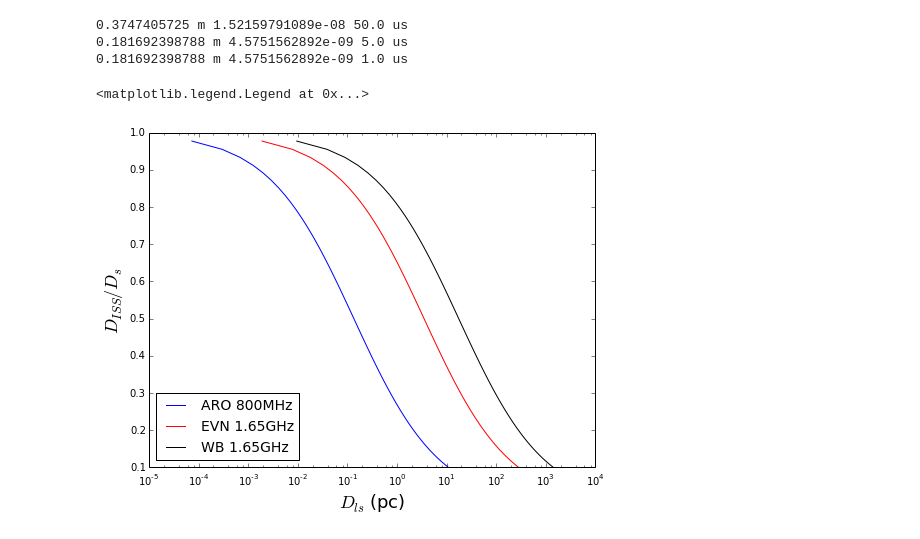
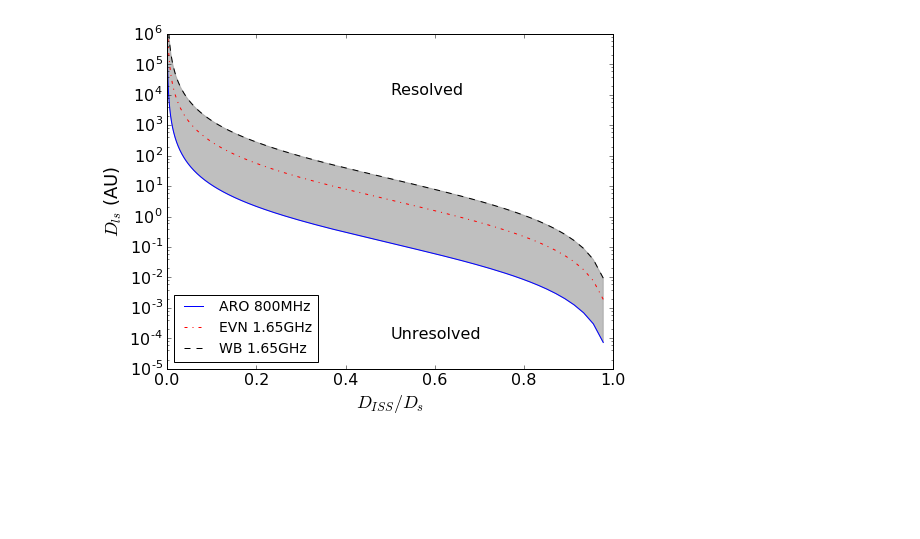
Before and after one commit to ramain/scint_analysis, a Jupyter notebook: crab_resolution/TwoScreenResolution.ipynb, the cells around one changed output. Cells and saved outputs as stored; diff of their text form; code cells hidden in the pictures; blank space fills up the shorter version.

```diff
--- a/crab_resolution/TwoScreenResolution.ipynb
+++ b/crab_resolution/TwoScreenResolution.ipynb
@@ -37,42 +41,49 @@ print res
 # %%
 """ ARO 800MHz constraints """
 
-Dratio = np.logspace(0.01, 1, 100)
+Dratio = np.logspace(0.01, 10, 1000)
 
 tauARO = 50*u.microsecond
 freqARO = 800*u.MHz
 DlsARO = resolution(Dratio, freqARO, tauARO)
 
 """ EVN 1.6GHz constraints """
 
 tauEVN = 5*u.microsecond
 freqEVN = 1650*u.MHz
 DlsEVN = resolution(Dratio, freqEVN, tauEVN)
 
 """ Wb 1.6GHz constaints """
 
 tauWB = 1.*u.microsecond
 freqWB = 1650*u.MHz
 DlsWB = resolution(Dratio, freqWB, tauWB)
 
 """ Plotting """
 
 plt.figure(figsize=(8,6))
 
-plt.plot(DlsARO.to(u.au), 1/Dratio, 'b', label='ARO 800MHz')
-plt.plot(DlsEVN.to(u.au), 1/Dratio, 'r', label='EVN 1.65GHz')
-plt.plot(DlsWB.to(u.au), 1/Dratio, 'k', label='WB 1.65GHz')
+plt.plot( 1/Dratio, DlsARO.to(u.au), 'b', label='ARO 800MHz')
+plt.plot( 1/Dratio, DlsEVN.to(u.au), 'r-.', label='EVN 1.65GHz')
+plt.plot( 1/Dratio, DlsWB.to(u.au), 'k--', label='WB 1.65GHz')
 
-plt.xscale('log')
-#plt.yscale('log')
+plt.fill_between(1/Dratio, DlsARO.to(u.au).value, DlsWB.to(u.au).value, color='grey', alpha=0.5)
 
-plt.xlabel(r'$D_{ls}$ (pc)', fontsize=18)
-plt.ylabel(r'$D_{ISS} / D_{s}$', fontsize=18)
+#plt.xscale('log')
+plt.yscale('log')
+plt.ylim(1e-5, 1e6)
+
+plt.tick_params(axis='x', labelsize=16)
+plt.tick_params(axis='y', labelsize=16)
+
+plt.ylabel(r'$D_{ls}$ (AU)', fontsize=18)
+plt.xlabel(r'$D_{ISS} / D_{s}$', fontsize=18)
 
 plt.legend(fontsize=14, loc=3)
+
+plt.text(0.5,10000, 'Resolved', fontsize = 16)
+plt.text(0.5,0.0001, 'Unresolved', fontsize = 16)
+
+plt.savefig('ScreenConstraints.pdf', dpi=500)
 # %% [output]
-0.3747405725 m 1.52159791089e-08 50.0 us
-0.181692398788 m 4.5751562892e-09 5.0 us
-0.181692398788 m 4.5751562892e-09 1.0 us
-<matplotlib.legend.Legend at 0x...>
-[figure, old version]
+[figure, new version]
```
Also changed, not shown: parts of 9 cells of this notebook, 2 other files.
